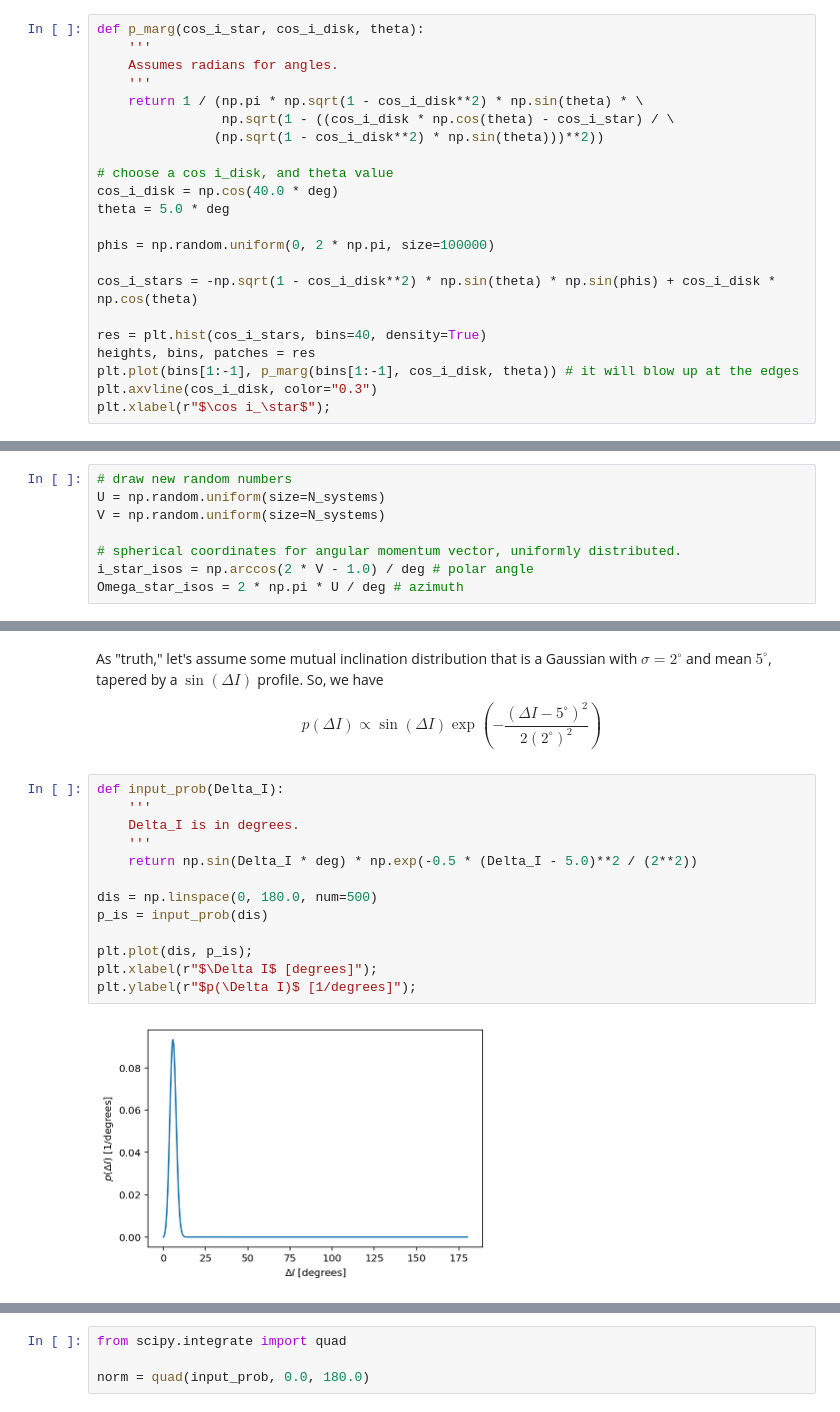
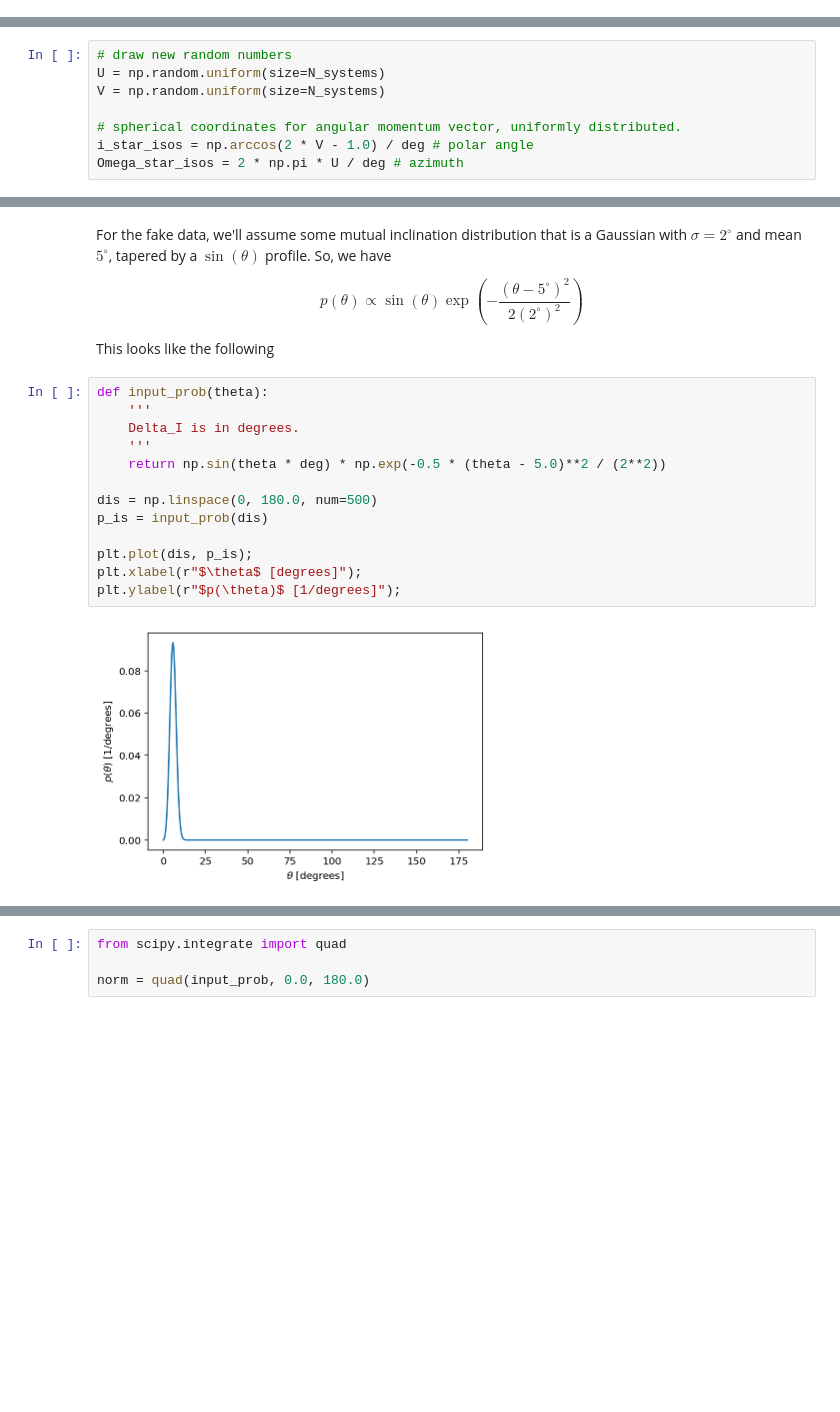
Before and after one commit to iancze/hierarchical-mutual-inclinations, a Jupyter notebook: MutualInclinations.ipynb, the cells around one changed output, grey strips where cells are left out. Saved outputs shown, nothing was run; the diff lists cells and outputs as text; blank space fills up the shorter version.

```diff
--- a/MutualInclinations.ipynb
+++ b/MutualInclinations.ipynb
@@ -494,22 +384,0 @@ This doesn't look particularly pretty, but we can verify that we have this prior
-# %%
-def p_marg(cos_i_star, cos_i_disk, theta):
-    '''
-    Assumes radians for angles.
-    '''
-    return 1 / (np.pi * np.sqrt(1 - cos_i_disk**2) * np.sin(theta) * \
-                np.sqrt(1 - ((cos_i_disk * np.cos(theta) - cos_i_star) / \
-               (np.sqrt(1 - cos_i_disk**2) * np.sin(theta)))**2))
-
-# choose a cos i_disk, and theta value
-cos_i_disk = np.cos(40.0 * deg)
-theta = 5.0 * deg
-
-phis = np.random.uniform(0, 2 * np.pi, size=100000)
-
-cos_i_stars = -np.sqrt(1 - cos_i_disk**2) * np.sin(theta) * np.sin(phis) + cos_i_disk * np.cos(theta)
-
-res = plt.hist(cos_i_stars, bins=40, density=True)
-heights, bins, patches = res
-plt.plot(bins[1:-1], p_marg(bins[1:-1], cos_i_disk, theta)) # it will blow up at the edges
-plt.axvline(cos_i_disk, color="0.3")
-plt.xlabel(r"$\cos i_\star$");
@@ -617,22 +475,24 @@ Then, using the known orientation of the disk frame (from $i_\mathrm{disk}$ and
 # %% [markdown]
-As "truth," let's assume some mutual inclination distribution that is a Gaussian with $\sigma = 2^\circ$ and mean $5^\circ$, tapered by a $\sin(\Delta I)$ profile. So, we have
+For the fake data, we'll assume some mutual inclination distribution that is a Gaussian with $\sigma = 2^\circ$ and mean $5^\circ$, tapered by a $\sin(\theta)$ profile. So, we have
 
 $$
-p(\Delta I) \propto \sin(\Delta I) \exp \left ( - \frac{(\Delta I - 5^\circ)^2}{2 (2^\circ)^2} \right)
+p(\theta) \propto \sin(\theta) \exp \left ( - \frac{(\theta - 5^\circ)^2}{2 (2^\circ)^2} \right)
 $$
+
+This looks like the following
 # %%
-def input_prob(Delta_I):
+def input_prob(theta):
     '''
     Delta_I is in degrees.
     '''
-    return np.sin(Delta_I * deg) * np.exp(-0.5 * (Delta_I - 5.0)**2 / (2**2))
+    return np.sin(theta * deg) * np.exp(-0.5 * (theta - 5.0)**2 / (2**2))
 
 dis = np.linspace(0, 180.0, num=500)
 p_is = input_prob(dis)
 
 plt.plot(dis, p_is);
-plt.xlabel(r"$\Delta I$ [degrees]");
-plt.ylabel(r"$p(\Delta I)$ [1/degrees]");
+plt.xlabel(r"$\theta$ [degrees]");
+plt.ylabel(r"$p(\theta)$ [1/degrees]");
 # %% [output]
-[figure, old version]
+[figure, new version]
 # %% [markdown]
```
Also changed, not shown: parts of 43 cells of this notebook, 1 other file.
